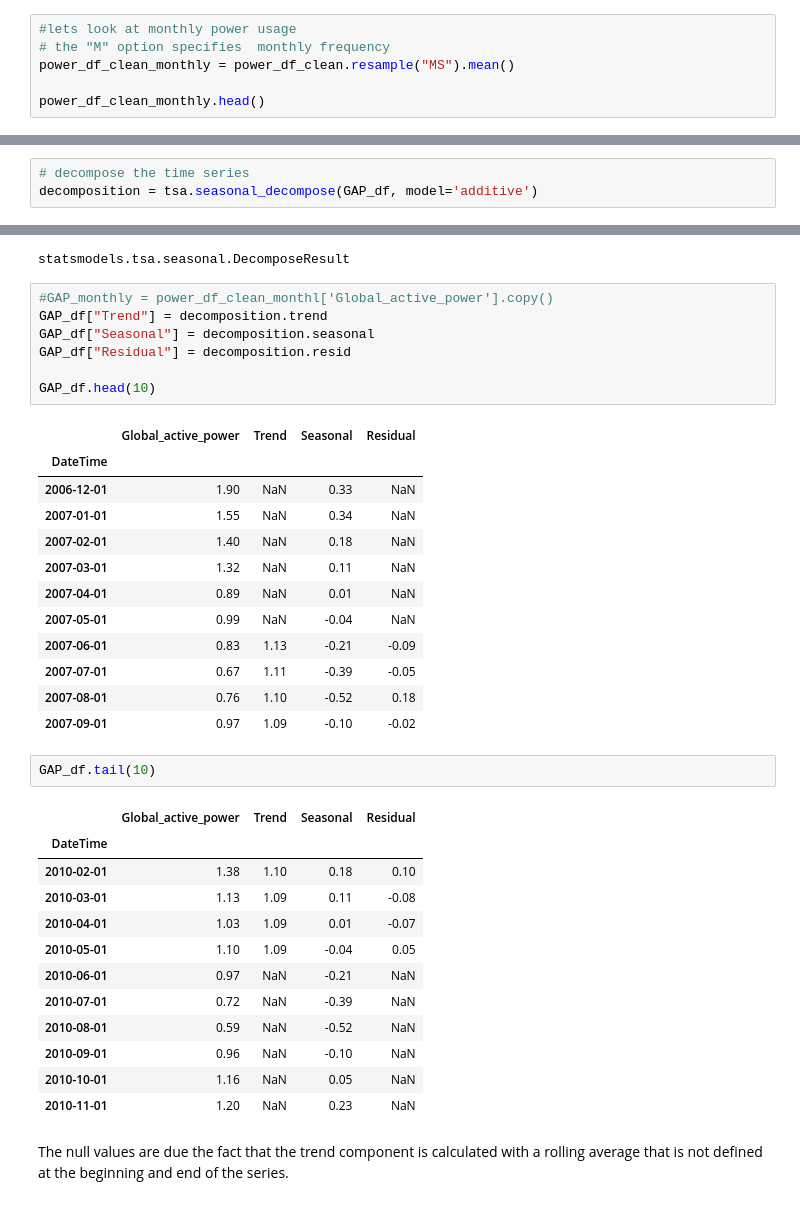
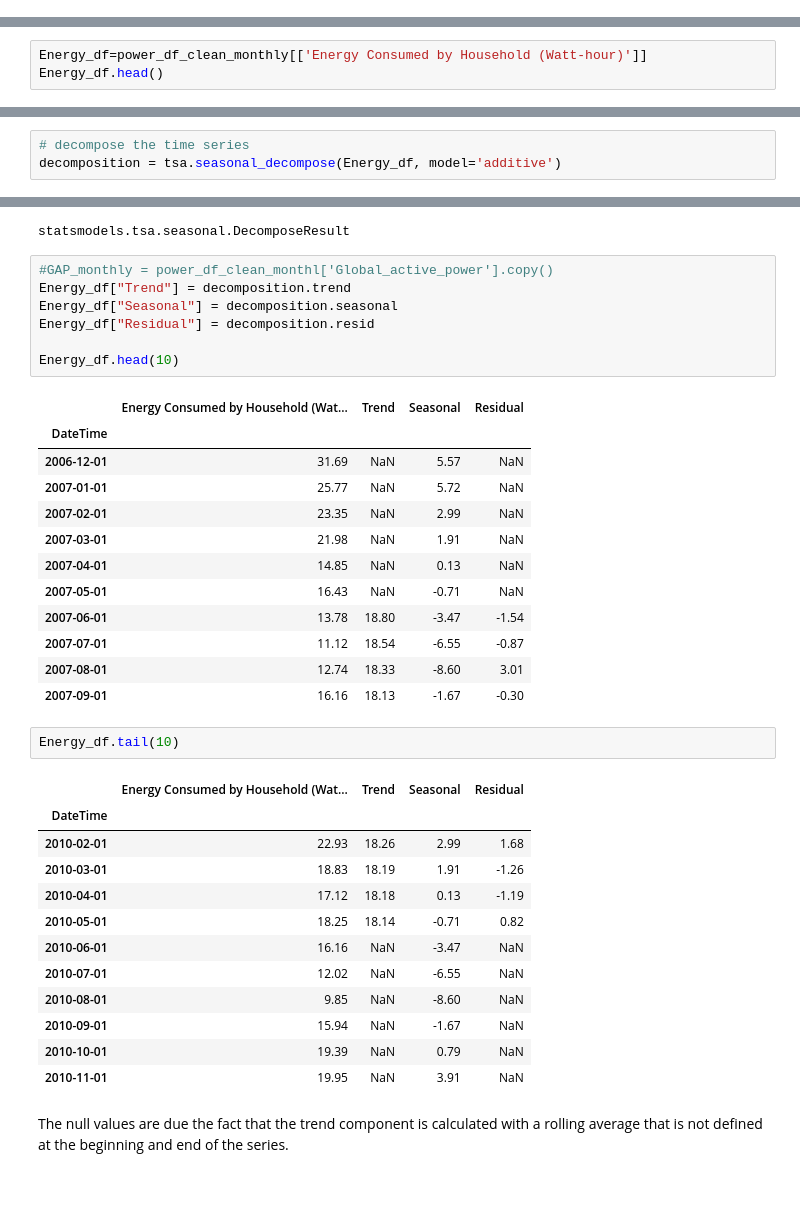
Before and after one commit to anishk18/BrainStation_CapstoneProject, a Jupyter notebook: notebooks/03-pre-processing_AdvancedEDA_Sprint 2.ipynb, the cells around one changed output, grey strips where cells are left out. Drawn from its saved outputs; the diff is of its cells as text.

```diff
--- a/notebooks/03-pre-processing.ipynb
+++ b/notebooks/03-pre-processing_AdvancedEDA_Sprint 2.ipynb
@@ -97,6 +73,0 @@ We can see that the average power consumption is around 1.2 kilowatts, with a ma
-# %%
-#lets look at monthly power usage
-# the "M" option specifies 	monthly frequency
-power_df_clean_monthly = power_df_clean.resample("MS").mean()
-
-power_df_clean_monthly.head()
@@ -207,0 +404,3 @@ GAP_df.head()
+# %%
+Energy_df=power_df_clean_monthly[['Energy Consumed by Household (Watt-hour)']]
+Energy_df.head()
@@ -208,45 +415,45 @@ GAP_df.head()
 # %%
 # decompose the time series
-decomposition = tsa.seasonal_decompose(GAP_df, model='additive')
+decomposition = tsa.seasonal_decompose(Energy_df, model='additive')
 # %%
 type(decomposition)
 # %% [output]
 statsmodels.tsa.seasonal.DecomposeResult
 # %%
 #GAP_monthly = power_df_clean_monthl['Global_active_power'].copy()
-GAP_df["Trend"] = decomposition.trend
-GAP_df["Seasonal"] = decomposition.seasonal
-GAP_df["Residual"] = decomposition.resid
+Energy_df["Trend"] = decomposition.trend
+Energy_df["Seasonal"] = decomposition.seasonal
+Energy_df["Residual"] = decomposition.resid
 
-GAP_df.head(10)
+Energy_df.head(10)
 # %% [output]
-|  | Global_active_power | Trend | Seasonal | Residual |
+|  | Energy Consumed by Household (Wat... | Trend | Seasonal | Residual |
 | DateTime |  |  |  |  |
-| 2006-12-01 | 1.90 | NaN | 0.33 | NaN |
-| 2007-01-01 | 1.55 | NaN | 0.34 | NaN |
-| 2007-02-01 | 1.40 | NaN | 0.18 | NaN |
-| 2007-03-01 | 1.32 | NaN | 0.11 | NaN |
-| 2007-04-01 | 0.89 | NaN | 0.01 | NaN |
-| 2007-05-01 | 0.99 | NaN | -0.04 | NaN |
-| 2007-06-01 | 0.83 | 1.13 | -0.21 | -0.09 |
-| 2007-07-01 | 0.67 | 1.11 | -0.39 | -0.05 |
-| 2007-08-01 | 0.76 | 1.10 | -0.52 | 0.18 |
-| 2007-09-01 | 0.97 | 1.09 | -0.10 | -0.02 |
+| 2006-12-01 | 31.69 | NaN | 5.57 | NaN |
+| 2007-01-01 | 25.77 | NaN | 5.72 | NaN |
+| 2007-02-01 | 23.35 | NaN | 2.99 | NaN |
+| 2007-03-01 | 21.98 | NaN | 1.91 | NaN |
+| 2007-04-01 | 14.85 | NaN | 0.13 | NaN |
+| 2007-05-01 | 16.43 | NaN | -0.71 | NaN |
+| 2007-06-01 | 13.78 | 18.80 | -3.47 | -1.54 |
+| 2007-07-01 | 11.12 | 18.54 | -6.55 | -0.87 |
+| 2007-08-01 | 12.74 | 18.33 | -8.60 | 3.01 |
+| 2007-09-01 | 16.16 | 18.13 | -1.67 | -0.30 |
 # %%
-GAP_df.tail(10)
+Energy_df.tail(10)
 # %% [output]
-|  | Global_active_power | Trend | Seasonal | Residual |
+|  | Energy Consumed by Household (Wat... | Trend | Seasonal | Residual |
 | DateTime |  |  |  |  |
-| 2010-02-01 | 1.38 | 1.10 | 0.18 | 0.10 |
-| 2010-03-01 | 1.13 | 1.09 | 0.11 | -0.08 |
-| 2010-04-01 | 1.03 | 1.09 | 0.01 | -0.07 |
-| 2010-05-01 | 1.10 | 1.09 | -0.04 | 0.05 |
-| 2010-06-01 | 0.97 | NaN | -0.21 | NaN |
-| 2010-07-01 | 0.72 | NaN | -0.39 | NaN |
-| 2010-08-01 | 0.59 | NaN | -0.52 | NaN |
-| 2010-09-01 | 0.96 | NaN | -0.10 | NaN |
-| 2010-10-01 | 1.16 | NaN | 0.05 | NaN |
-| 2010-11-01 | 1.20 | NaN | 0.23 | NaN |
+| 2010-02-01 | 22.93 | 18.26 | 2.99 | 1.68 |
+| 2010-03-01 | 18.83 | 18.19 | 1.91 | -1.26 |
+| 2010-04-01 | 17.12 | 18.18 | 0.13 | -1.19 |
+| 2010-05-01 | 18.25 | 18.14 | -0.71 | 0.82 |
+| 2010-06-01 | 16.16 | NaN | -3.47 | NaN |
+| 2010-07-01 | 12.02 | NaN | -6.55 | NaN |
+| 2010-08-01 | 9.85 | NaN | -8.60 | NaN |
+| 2010-09-01 | 15.94 | NaN | -1.67 | NaN |
+| 2010-10-01 | 19.39 | NaN | 0.79 | NaN |
+| 2010-11-01 | 19.95 | NaN | 3.91 | NaN |
 # %% [markdown]
 The null values are due the fact that the trend component is calculated with a rolling average that is not defined at the beginning and end of the series.
 # %%
```
Also changed, not shown: parts of 52 cells of this notebook, 10 other files.
